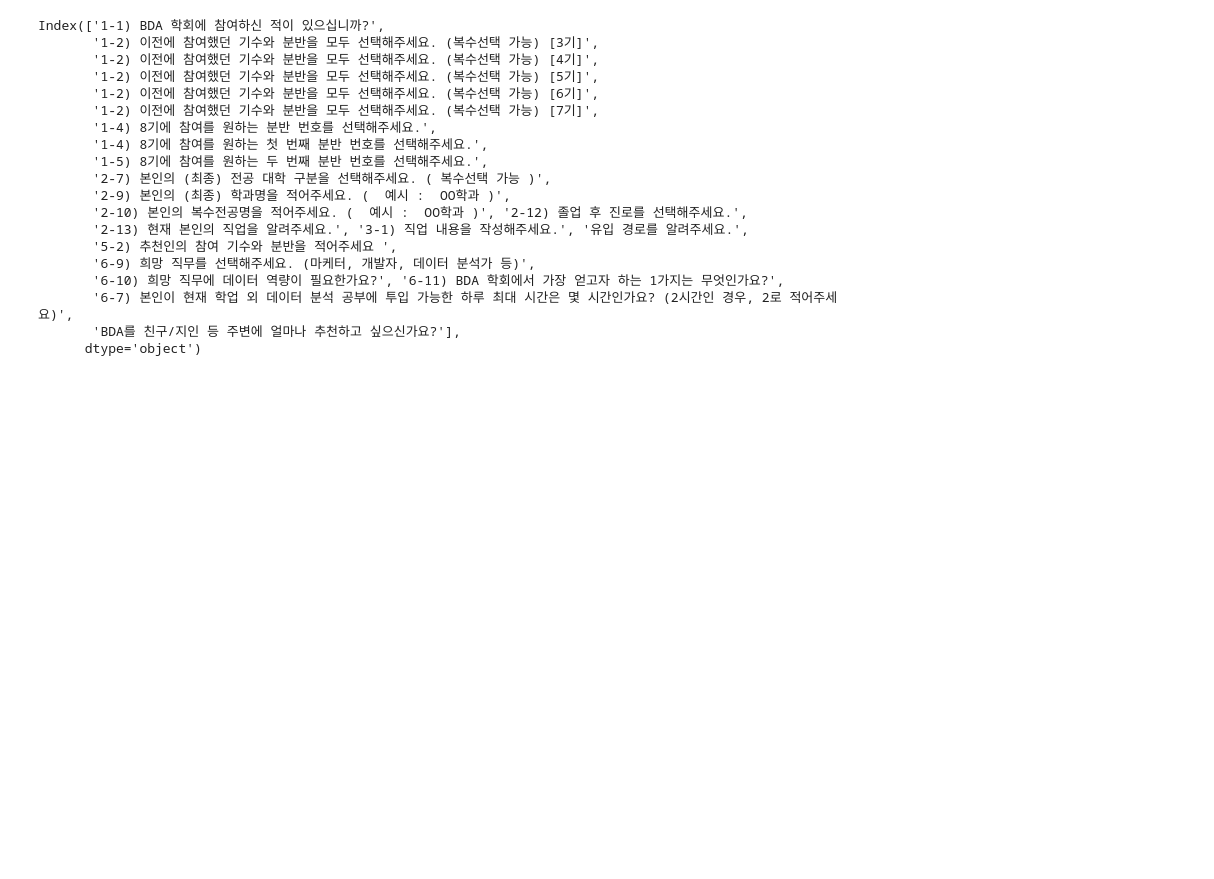
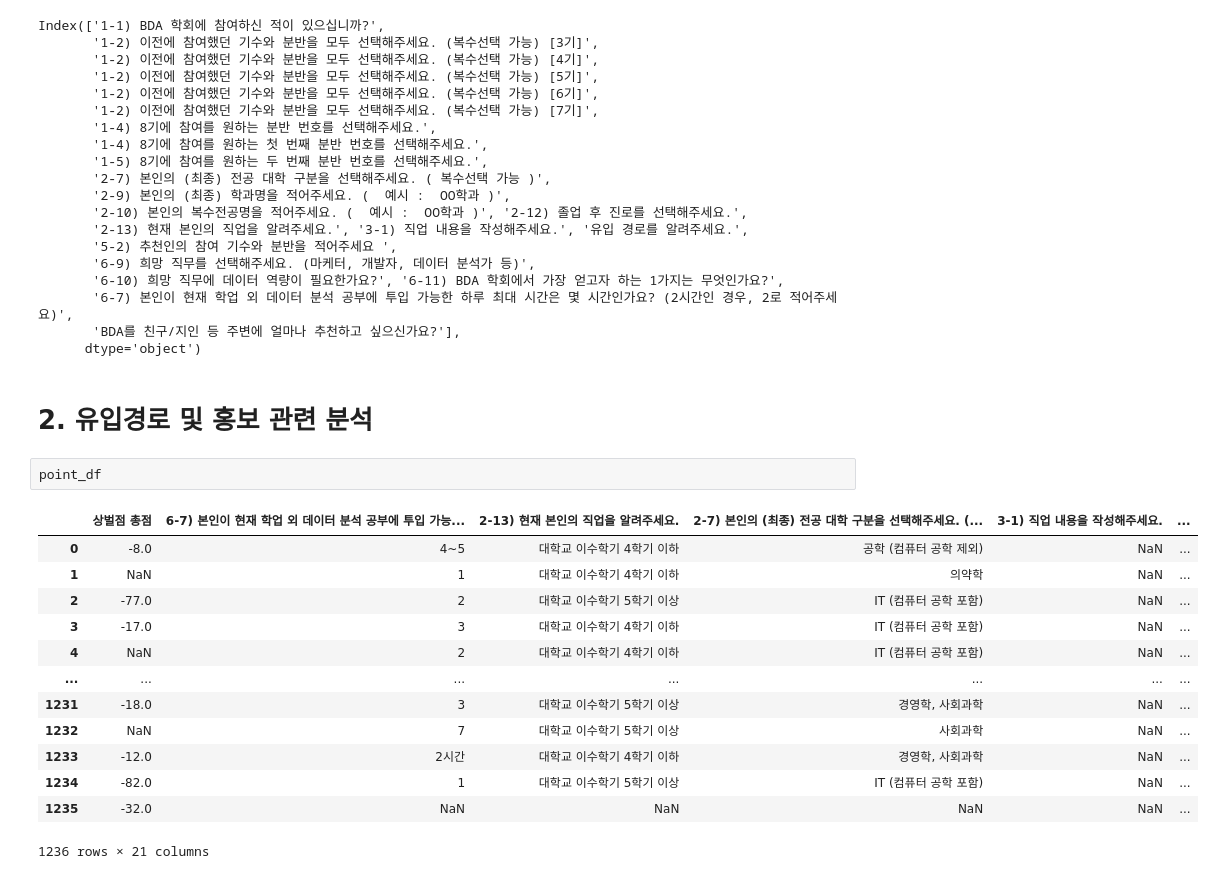
Before and after one commit to LYZAcell/data_study, a Jupyter notebook: BDA(통계)/이가영_41_최종과제_제출.ipynb, the cells around one changed output. Saved outputs shown, nothing was run; the diff lists cells and outputs as text; blank space fills up the shorter version.

```diff
--- a/BDA(통계)/이가영_41_최종과제_제출.ipynb
+++ b/BDA(통계)/이가영_41_최종과제_제출.ipynb
@@ -117,3 +133,21 @@ Index(['1-1) BDA 학회에 참여하신 적이 있으십니까?',
        '6-7) 본인이 현재 학업 외 데이터 분석 공부에 투입 가능한 하루 최대 시간은 몇 시간인가요? (2시간인 경우, 2로 적어주세요)',
        'BDA를 친구/지인 등 주변에 얼마나 추천하고 싶으신가요?'],
       dtype='object')
+# %% [markdown]
+# 2. 유입경로 및 홍보 관련 분석
+# %%
+point_df
+# %% [output]
+|  | 상벌점 총점 | 6-7) 본인이 현재 학업 외 데이터 분석 공부에 투입 가능... | 2-13) 현재 본인의 직업을 알려주세요. | 2-7) 본인의 (최종) 전공 대학 구분을 선택해주세요. (... | 3-1) 직업 내용을 작성해주세요. | ... |
+| 0 | -8.0 | 4~5 | 대학교 이수학기 4학기 이하 | 공학 (컴퓨터 공학 제외) | NaN | ... |
+| 1 | NaN | 1 | 대학교 이수학기 4학기 이하 | 의약학 | NaN | ... |
+| 2 | -77.0 | 2 | 대학교 이수학기 5학기 이상 | IT (컴퓨터 공학 포함) | NaN | ... |
+| 3 | -17.0 | 3 | 대학교 이수학기 4학기 이하 | IT (컴퓨터 공학 포함) | NaN | ... |
+| 4 | NaN | 2 | 대학교 이수학기 4학기 이하 | IT (컴퓨터 공학 포함) | NaN | ... |
+| ... | ... | ... | ... | ... | ... | ... |
+| 1231 | -18.0 | 3 | 대학교 이수학기 5학기 이상 | 경영학, 사회과학 | NaN | ... |
+| 1232 | NaN | 7 | 대학교 이수학기 5학기 이상 | 사회과학 | NaN | ... |
+| 1233 | -12.0 | 2시간 | 대학교 이수학기 4학기 이하 | 경영학, 사회과학 | NaN | ... |
+| 1234 | -82.0 | 1 | 대학교 이수학기 5학기 이상 | IT (컴퓨터 공학 포함) | NaN | ... |
+| 1235 | -32.0 | NaN | NaN | NaN | NaN | ... |
+1236 rows × 21 columns
```
Also changed, not shown: parts of 11 cells of this notebook.
